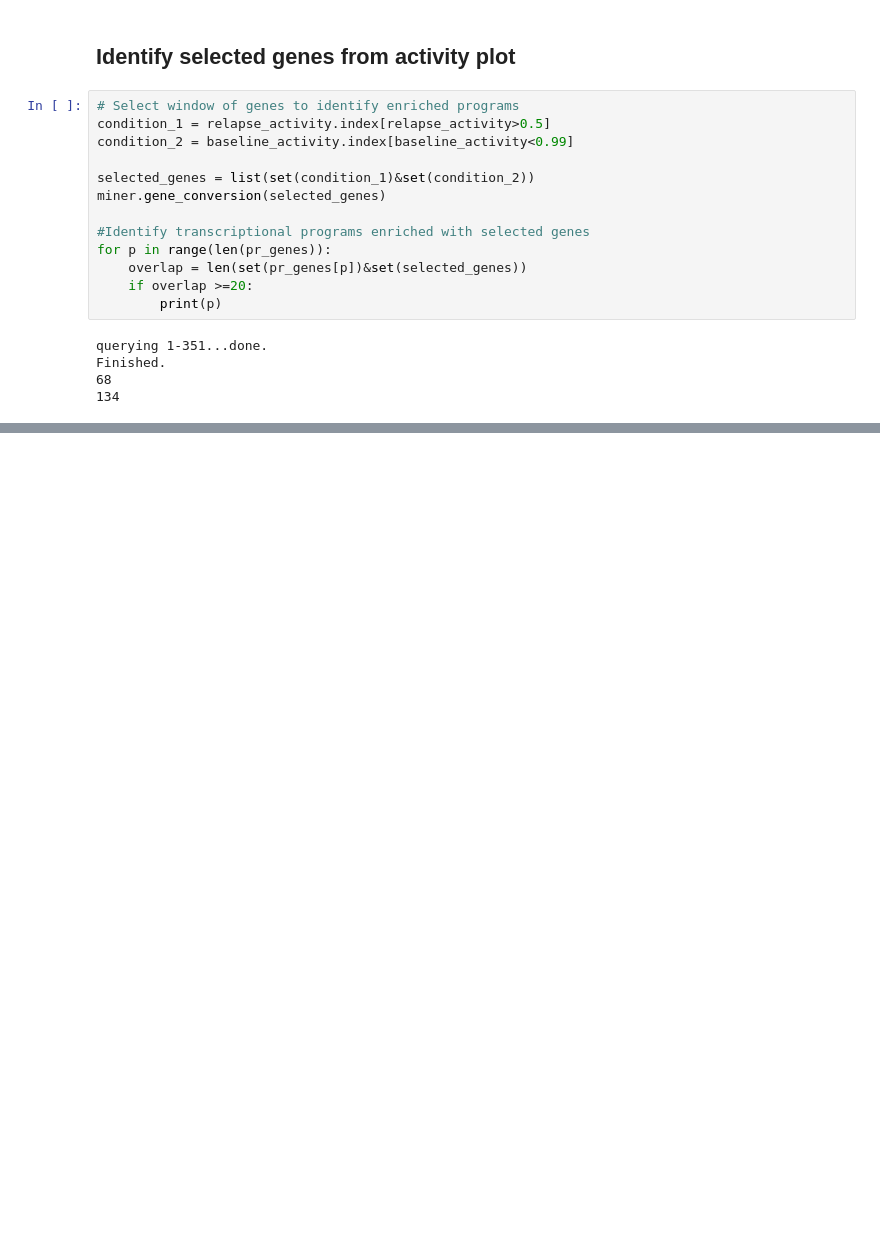
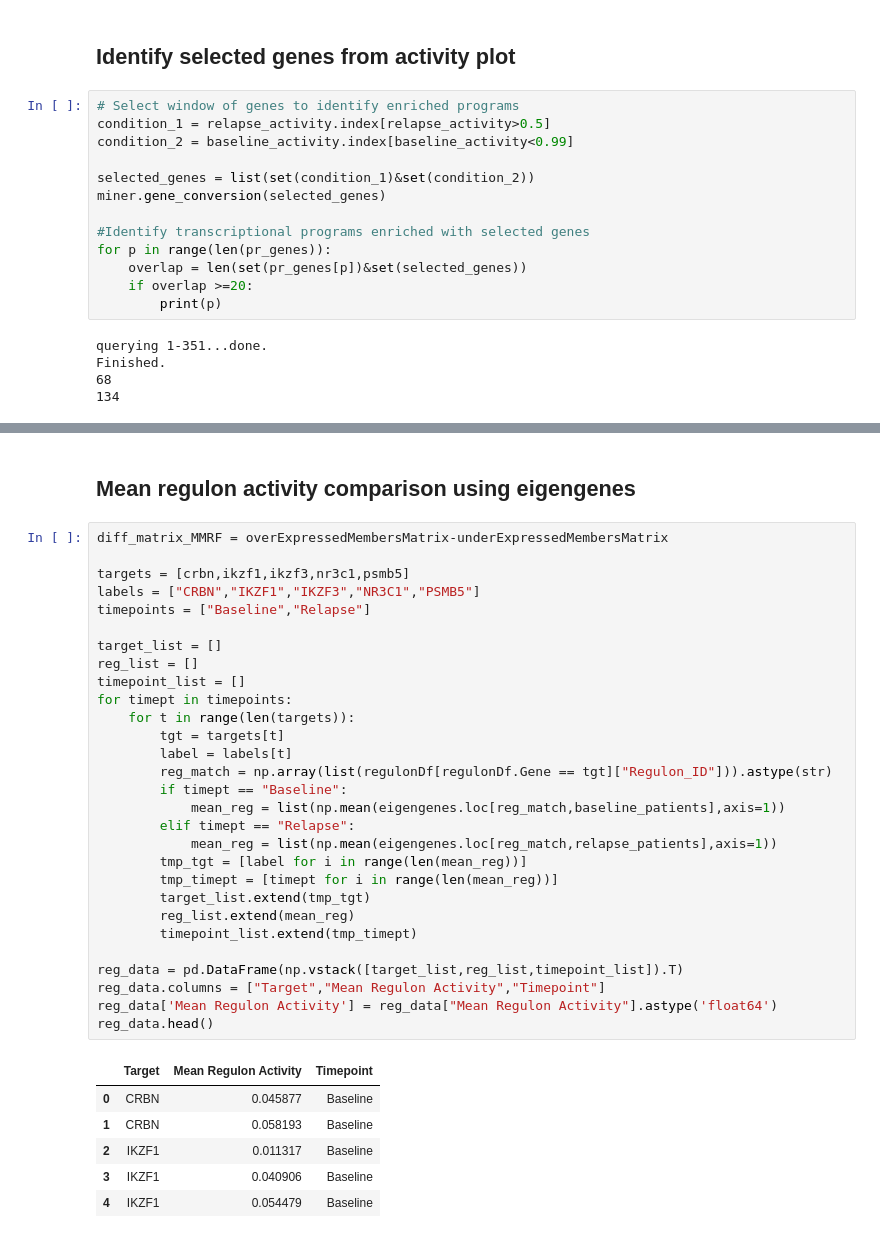
Before and after one commit to baliga-lab/miner3, a Jupyter notebook: miner/MINER_Figure_5.ipynb, the cells around one changed output, grey strips where cells are left out. Cells and saved outputs as stored; diff of their text form; blank space fills up the shorter version.

```diff
--- a/miner/MINER_Figure_5.ipynb
+++ b/miner/MINER_Figure_5.ipynb
@@ -213,0 +433,38 @@ Finished.
+# %% [markdown]
+## Mean regulon activity comparison using eigengenes
+# %%
+diff_matrix_MMRF = overExpressedMembersMatrix-underExpressedMembersMatrix
+
+targets = [crbn,ikzf1,ikzf3,nr3c1,psmb5]
+labels = ["CRBN","IKZF1","IKZF3","NR3C1","PSMB5"]
+timepoints = ["Baseline","Relapse"]
+
+target_list = []
+reg_list = []
+timepoint_list = []
+for timept in timepoints:
+    for t in range(len(targets)):
+        tgt = targets[t]
+        label = labels[t]
+        reg_match = np.array(list(regulonDf[regulonDf.Gene == tgt]["Regulon_ID"])).astype(str)
+        if timept == "Baseline":
+            mean_reg = list(np.mean(eigengenes.loc[reg_match,baseline_patients],axis=1))
+        elif timept == "Relapse":
+            mean_reg = list(np.mean(eigengenes.loc[reg_match,relapse_patients],axis=1))
+        tmp_tgt = [label for i in range(len(mean_reg))]
+        tmp_timept = [timept for i in range(len(mean_reg))]
+        target_list.extend(tmp_tgt)
+        reg_list.extend(mean_reg)
+        timepoint_list.extend(tmp_timept)
+
+reg_data = pd.DataFrame(np.vstack([target_list,reg_list,timepoint_list]).T)
+reg_data.columns = ["Target","Mean Regulon Activity","Timepoint"]
+reg_data['Mean Regulon Activity'] = reg_data["Mean Regulon Activity"].astype('float64')
+reg_data.head()
+# %% [output]
+|  | Target | Mean Regulon Activity | Timepoint |
+| 0 | CRBN | 0.045877 | Baseline |
+| 1 | CRBN | 0.058193 | Baseline |
+| 2 | IKZF1 | 0.011317 | Baseline |
+| 3 | IKZF1 | 0.040906 | Baseline |
+| 4 | IKZF1 | 0.054479 | Baseline |
```
Also changed, not shown: parts of 15 cells of this notebook.
